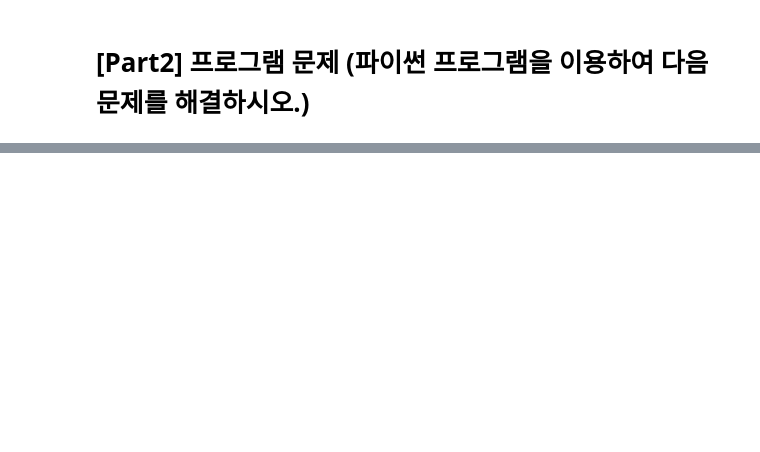
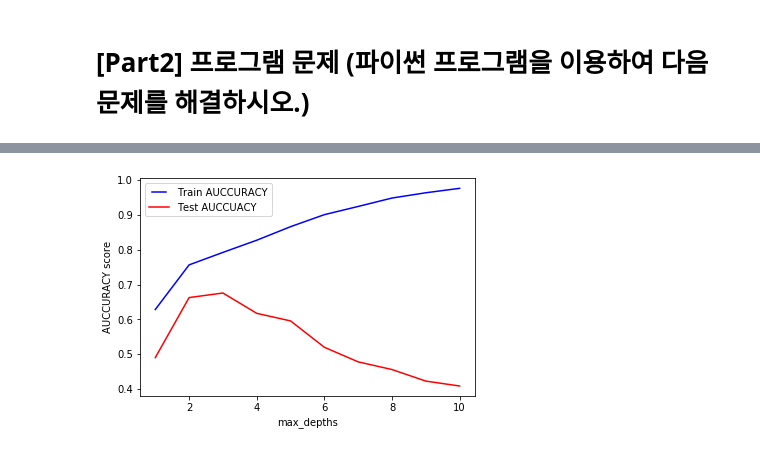
Before and after one commit to gkalstn000/project2, a Jupyter notebook: 하민수project2.ipynb, the cells around one changed output, grey strips where cells are left out. Cells and saved outputs as stored; diff of their text form; code cells hidden in the pictures; blank space fills up the shorter version.

```diff
--- a/하민수project2.ipynb
+++ b/하민수project2.ipynb
@@ -46,0 +180,82 @@ wave 데이터셋으로 모델을 만들고 numpy의 ‘linspace’로 1,000개
+# %%
+from sklearn.tree import DecisionTreeRegressor
+from sklearn.metrics import accuracy_score
+
+#===============depth tunning====================
+'''
+depth범위를 1~10까지 training과 test 정확도를 비교
+'''
+max_depths = [1, 2, 3, 4, 5, 6, 7, 8, 9, 10]
+train_results = []
+test_results = []
+
+for max_depth in max_depths:
+    dtr = DecisionTreeRegressor(min_samples_split = 3,
+                                max_depth = max_depth)
+    dtr.fit(X_train_sc, y_train)
+    aucc = dtr.score(X_train_sc, y_train)
+    train_results.append(aucc) #training accuracy list
+
+    aucc = dtr.score(X_test_sc, y_test)
+    test_results.append(aucc)#test accuracy list
+from matplotlib.legend_handler import HandlerLine2D
+line1, = plt.plot(max_depths, train_results, 'b', label="Train AUCCURACY")
+line2, = plt.plot(max_depths, test_results, 'r', label="Test AUCCUACY")
+plt.legend(handler_map={line1: HandlerLine2D(numpoints=2)})
+plt.ylabel('AUCCURACY score')
+plt.xlabel('max_depths')
+plt.show()
+#best is 3
+
+
+
+#============min_samples_leaf tunning===================
+'''
+min_samples_leaf범위를 0.1, 0.2, ~ 0.5까지 training과 test 정확도를 비교
+'''
+min_samples_leafs = np.linspace(0.1, 0.5, 5, endpoint=True)
+train_results = []
+test_results = []
+for min_samples_leaf in min_samples_leafs:
+    dtr = DecisionTreeRegressor(max_depth = 3,
+                                min_samples_split = 3,
+                                min_samples_leaf=min_samples_leaf
+                               )
+    dtr.fit(X_train_sc, y_train)
+    aucc = dtr.score(X_train_sc, y_train)
+    train_results.append(aucc)
+
+    aucc = dtr.score(X_test_sc, y_test)
+    test_results.append(aucc)
+from matplotlib.legend_handler import HandlerLine2D
+line1, = plt.plot(min_samples_leafs, train_results, 'b', label="Train AUCCURACY")
+line2, = plt.plot(min_samples_leafs, test_results, 'r', label="Test AUCCUACY")
+plt.legend(handler_map={line1: HandlerLine2D(numpoints=2)})
+plt.ylabel('AUCCURACY score')
+plt.xlabel('min_samples_leaf')
+plt.show()
+#0.2 is best, test score = 0.66
+
+
+
+#-1 to 1 1000개의 data 샘플들에대한 그래프
+dtr = DecisionTreeRegressor(max_depth = 3,
+                                min_samples_split = 3,
+                                min_samples_leaf=0.2
+                               )
+
+dtr.fit(X_train_sc, y_train)
+y_pred = dtr.predict(X_samples)
+
+plt.figure()
+plt.scatter(X_samples, y_pred, s=20, edgecolor="black",
+            c="darkorange", label="data")
+plt.plot(X_samples, y_pred, color="cornflowerblue",
+         label="tree", linewidth=2)
+plt.xlabel("data")
+plt.ylabel("target")
+plt.title("Decision Tree Regression")
+plt.legend()
+plt.show()
+# %% [output]
+[figure, added]
```
Also changed, not shown: parts of 33 cells of this notebook.
